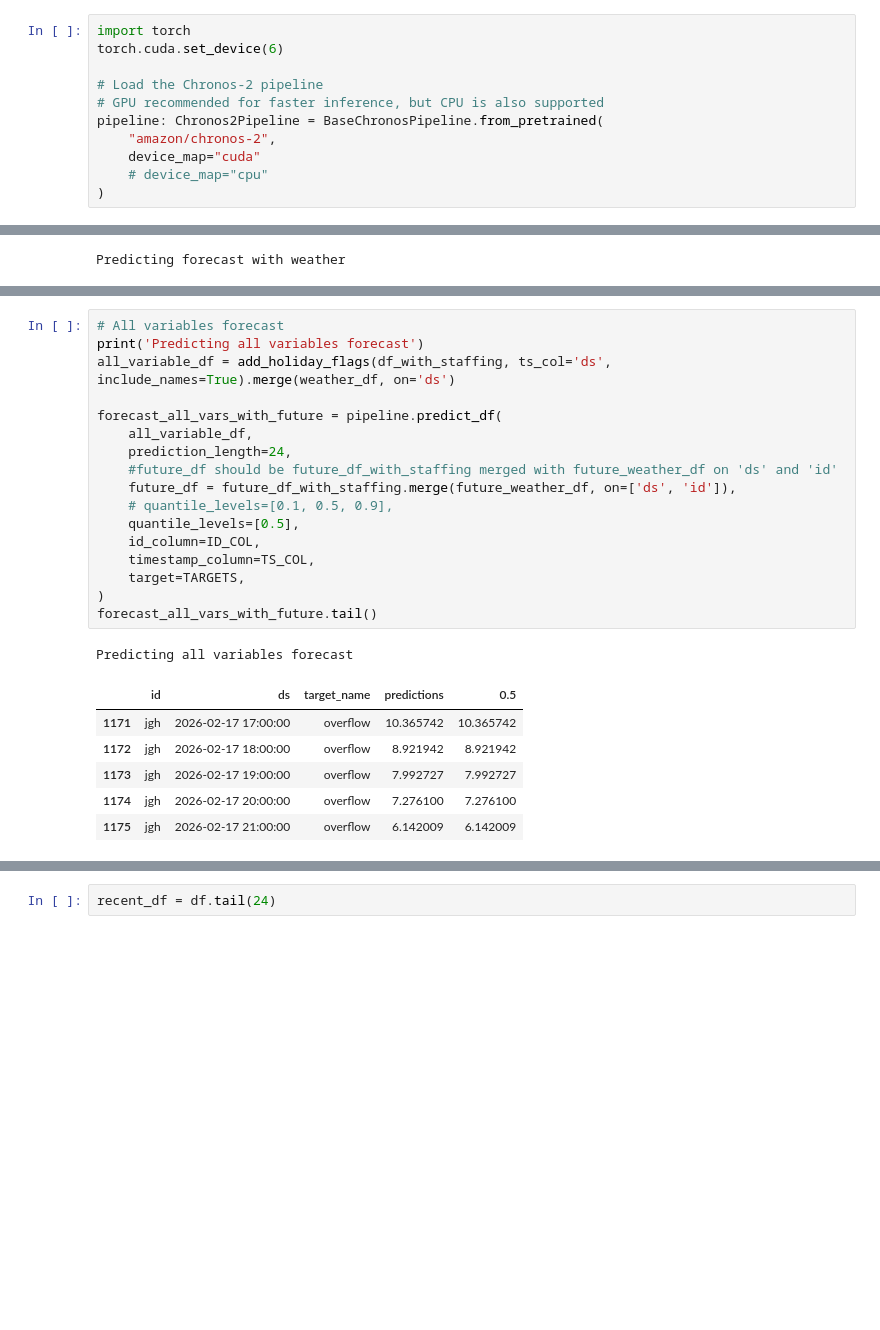
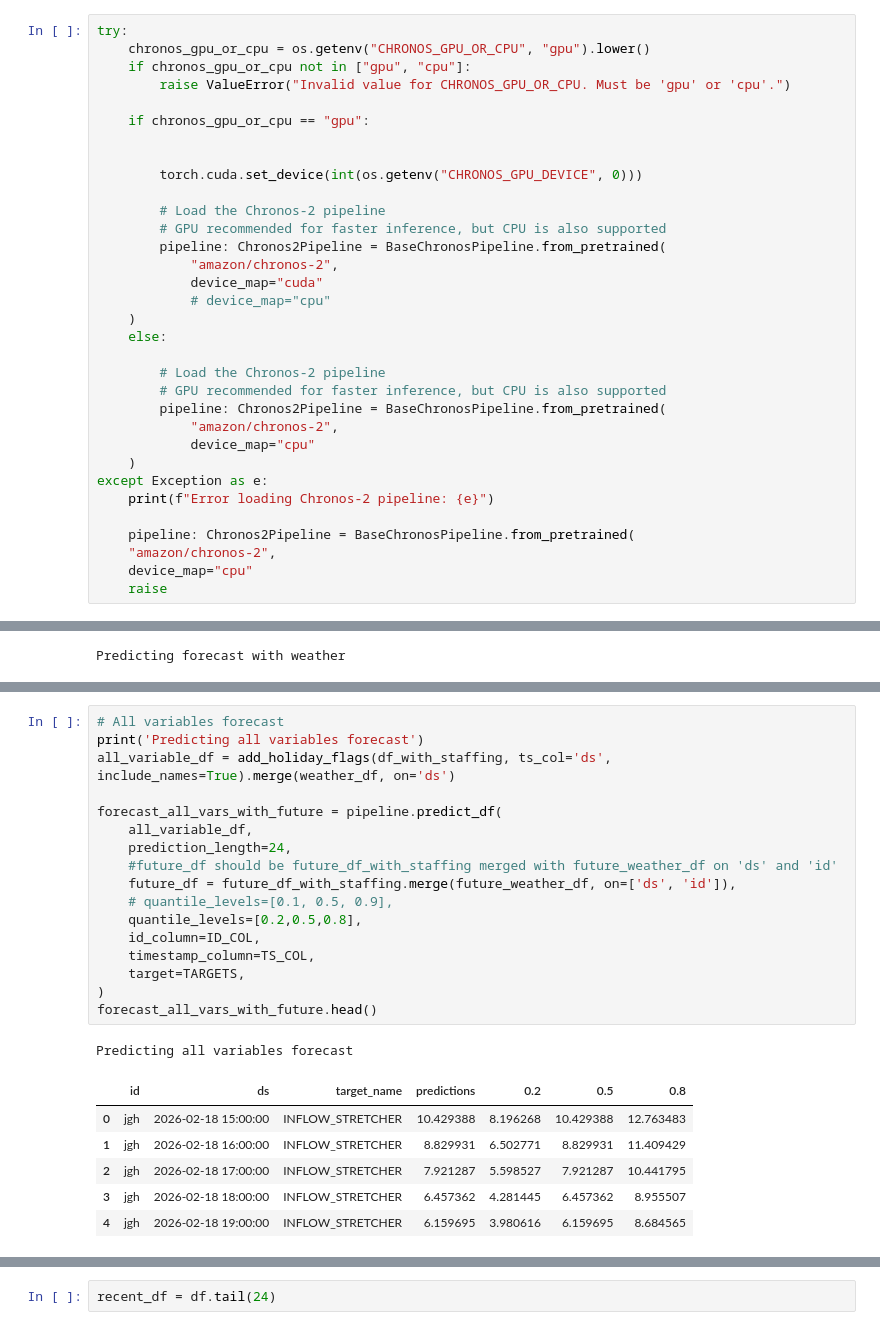
Before and after one commit to drdevinhopkins/ed-flow-2023, a Jupyter notebook: notebooks/jgh/26-02-16-01.ipynb, the cells around one changed output, grey strips where cells are left out. Cells and saved outputs as stored; diff of their text form; blank space fills up the shorter version.

```diff
--- a/notebooks/jgh/26-02-16-01.ipynb
+++ b/notebooks/jgh/26-02-16-01.ipynb
@@ -13,16 +14,38 @@ load_dotenv()
 # %% [output]
 True
 # %%
-import torch
-torch.cuda.set_device(6)
+try:
+    chronos_gpu_or_cpu = os.getenv("CHRONOS_GPU_OR_CPU", "gpu").lower()
+    if chronos_gpu_or_cpu not in ["gpu", "cpu"]:
+        raise ValueError("Invalid value for CHRONOS_GPU_OR_CPU. Must be 'gpu' or 'cpu'.")
 
-# Load the Chronos-2 pipeline
-# GPU recommended for faster inference, but CPU is also supported
-pipeline: Chronos2Pipeline = BaseChronosPipeline.from_pretrained(
+    if chronos_gpu_or_cpu == "gpu":
+
+
+        torch.cuda.set_device(int(os.getenv("CHRONOS_GPU_DEVICE", 0)))
+
+        # Load the Chronos-2 pipeline
+        # GPU recommended for faster inference, but CPU is also supported
+        pipeline: Chronos2Pipeline = BaseChronosPipeline.from_pretrained(
+            "amazon/chronos-2",
+            device_map="cuda"
+            # device_map="cpu"
+    )
+    else:
+
+        # Load the Chronos-2 pipeline
+        # GPU recommended for faster inference, but CPU is also supported
+        pipeline: Chronos2Pipeline = BaseChronosPipeline.from_pretrained(
+            "amazon/chronos-2",
+            device_map="cpu"
+    )
+except Exception as e:
+    print(f"Error loading Chronos-2 pipeline: {e}")
+
+    pipeline: Chronos2Pipeline = BaseChronosPipeline.from_pretrained(
     "amazon/chronos-2",
-    device_map="cuda"
-    # device_map="cpu"
-)
+    device_map="cpu"
+    raise
 # %%
 def regularize_hourly(g: pd.DataFrame) -> pd.DataFrame:
     """
@@ -421,28 +453,28 @@ weather_df.tail()
 # %%
 # All variables forecast
 print('Predicting all variables forecast')
 all_variable_df = add_holiday_flags(df_with_staffing, ts_col='ds', include_names=True).merge(weather_df, on='ds')
 
 forecast_all_vars_with_future = pipeline.predict_df(
     all_variable_df,
     prediction_length=24,
     #future_df should be future_df_with_staffing merged with future_weather_df on 'ds' and 'id'
     future_df = future_df_with_staffing.merge(future_weather_df, on=['ds', 'id']),
     # quantile_levels=[0.1, 0.5, 0.9],
-    quantile_levels=[0.5],
+    quantile_levels=[0.2,0.5,0.8],
     id_column=ID_COL,
     timestamp_column=TS_COL,
     target=TARGETS,
 )
-forecast_all_vars_with_future.tail()
+forecast_all_vars_with_future.head()
 # %% [output]
 Predicting all variables forecast
-|  | id | ds | target_name | predictions | 0.5 |
-| 1171 | jgh | 2026-02-17 17:00:00 | overflow | 10.365742 | 10.365742 |
-| 1172 | jgh | 2026-02-17 18:00:00 | overflow | 8.921942 | 8.921942 |
-| 1173 | jgh | 2026-02-17 19:00:00 | overflow | 7.992727 | 7.992727 |
-| 1174 | jgh | 2026-02-17 20:00:00 | overflow | 7.276100 | 7.276100 |
-| 1175 | jgh | 2026-02-17 21:00:00 | overflow | 6.142009 | 6.142009 |
+|  | id | ds | target_name | predictions | 0.2 | 0.5 | 0.8 |
+| 0 | jgh | 2026-02-18 15:00:00 | INFLOW_STRETCHER | 10.429388 | 8.196268 | 10.429388 | 12.763483 |
+| 1 | jgh | 2026-02-18 16:00:00 | INFLOW_STRETCHER | 8.829931 | 6.502771 | 8.829931 | 11.409429 |
+| 2 | jgh | 2026-02-18 17:00:00 | INFLOW_STRETCHER | 7.921287 | 5.598527 | 7.921287 | 10.441795 |
+| 3 | jgh | 2026-02-18 18:00:00 | INFLOW_STRETCHER | 6.457362 | 4.281445 | 6.457362 | 8.955507 |
+| 4 | jgh | 2026-02-18 19:00:00 | INFLOW_STRETCHER | 6.159695 | 3.980616 | 6.159695 | 8.684565 |
 # %%
 #join the predictions columns of basic_forecast, forecast_with_holidays, forecast_with_staffing, forecast_with_weather, forecast_all_vars_without_future, forecast_all_vars_with_future on the 'ds' column
 basic_forecast = basic_forecast[['ds', 'target_name', 'predictions']].rename(columns={'predictions':'basic_forecast'})
```
Also changed, not shown: parts of 16 cells of this notebook, 1 other file.
